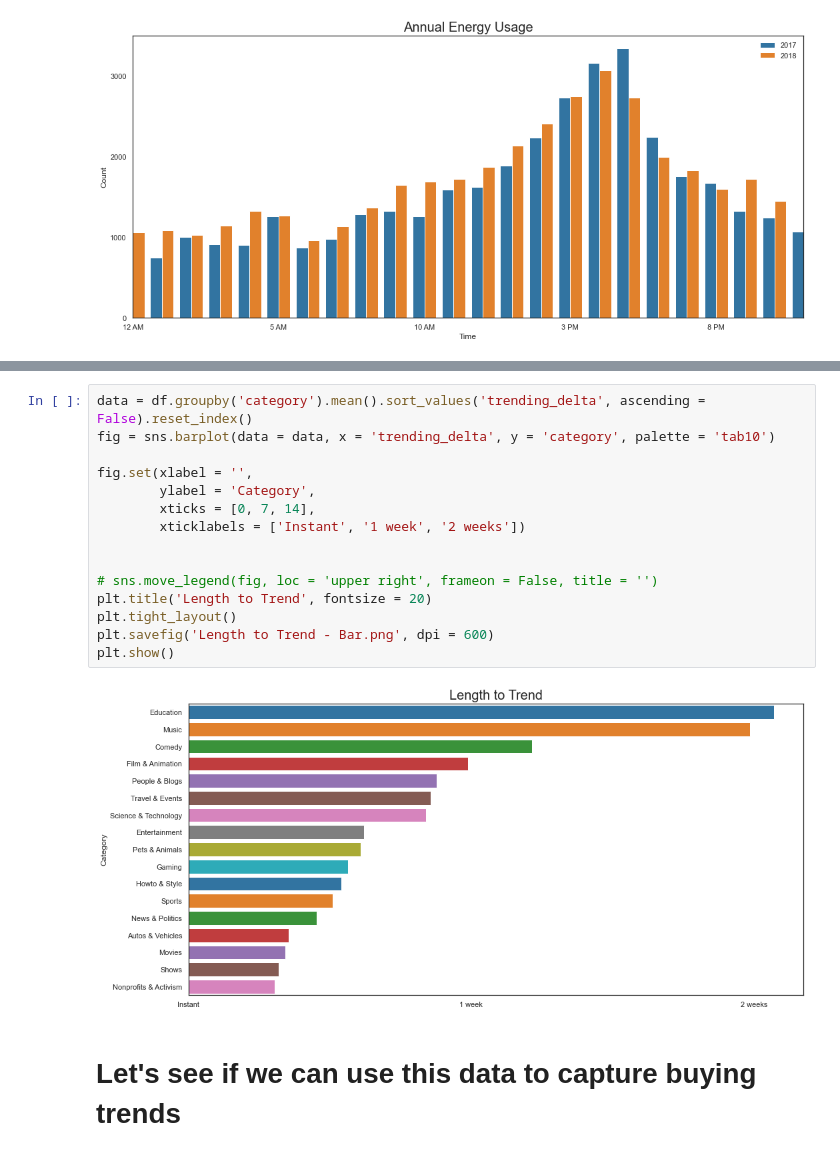
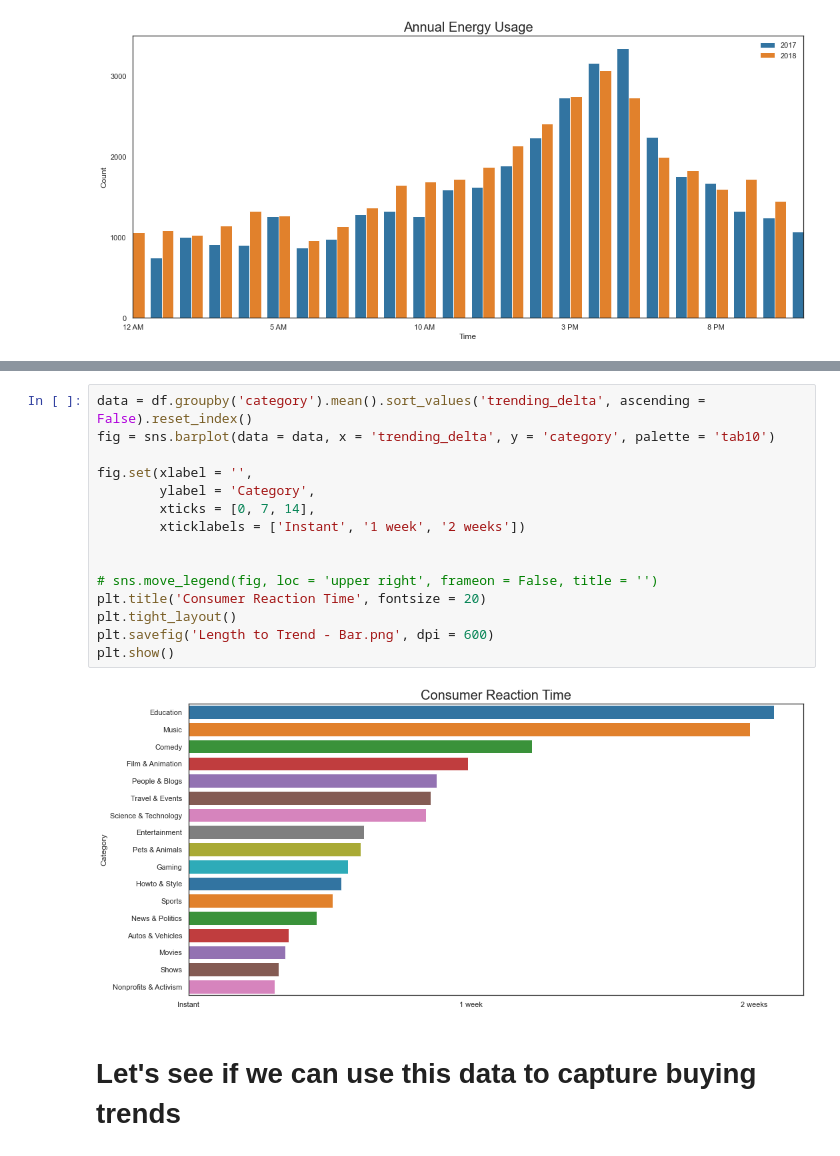
Before and after one commit to danielosetiawan/YouTube-EDA, a Jupyter notebook: youtube ipynb.ipynb, the cells around one changed output, grey strips where cells are left out. Cells and saved outputs as stored; diff of their text form.

```diff
--- a/youtube ipynb.ipynb
+++ b/youtube ipynb.ipynb
@@ -622,20 +694,20 @@ plt.show()
 # %%
 data = df.groupby('category').mean().sort_values('trending_delta', ascending = False).reset_index()
 fig = sns.barplot(data = data, x = 'trending_delta', y = 'category', palette = 'tab10')
 
 fig.set(xlabel = '',
         ylabel = 'Category',
         xticks = [0, 7, 14],
         xticklabels = ['Instant', '1 week', '2 weeks'])
 
 
 # sns.move_legend(fig, loc = 'upper right', frameon = False, title = '')
-plt.title('Length to Trend', fontsize = 20)
+plt.title('Consumer Reaction Time', fontsize = 20)
 plt.tight_layout()
 plt.savefig('Length to Trend - Bar.png', dpi = 600)
 plt.show()
 # %% [output]
-[figure, old version]
+[figure, new version]
 # %% [markdown]
 # Let's see if we can use this data to capture buying trends
 # %%
```
Also changed, not shown: parts of 41 cells of this notebook, 4 other files.
